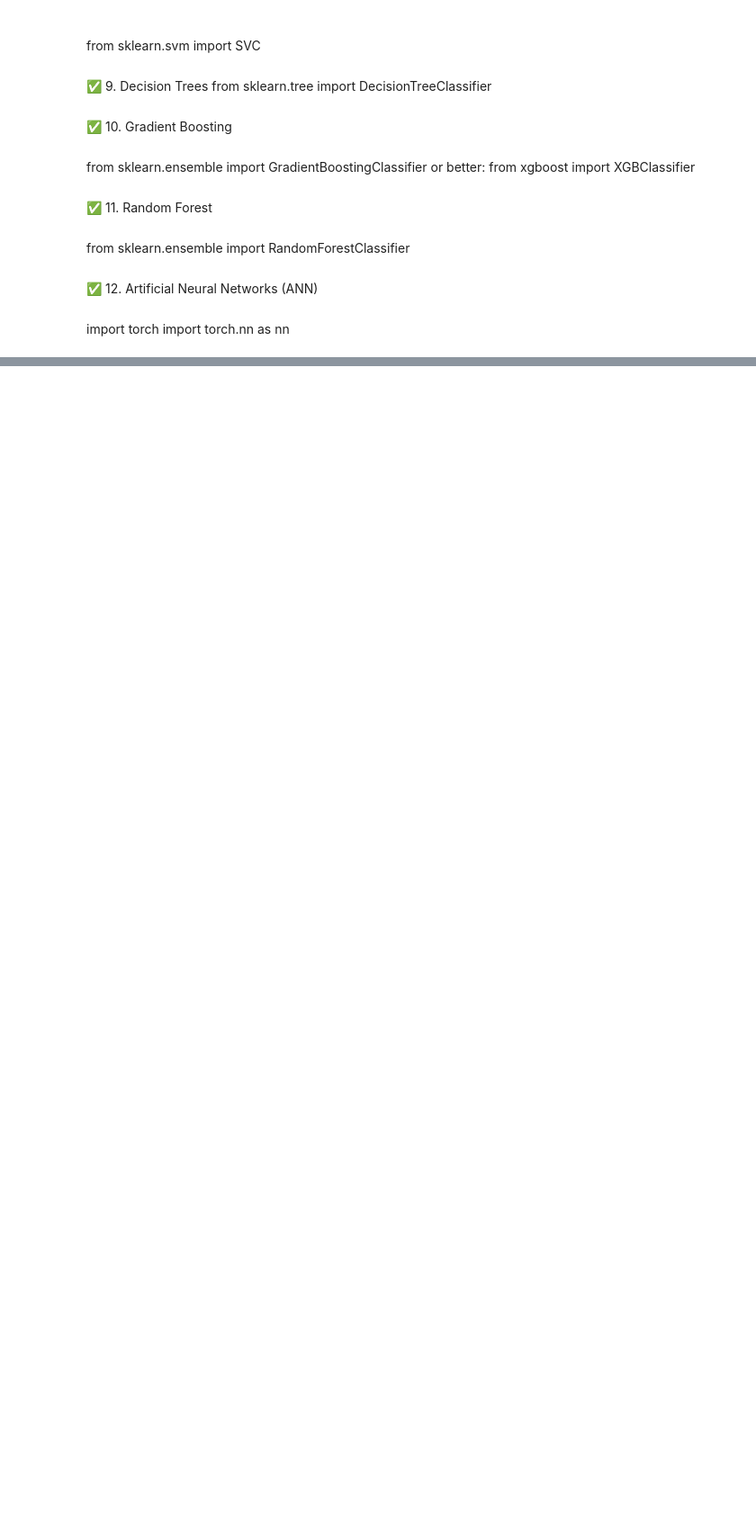
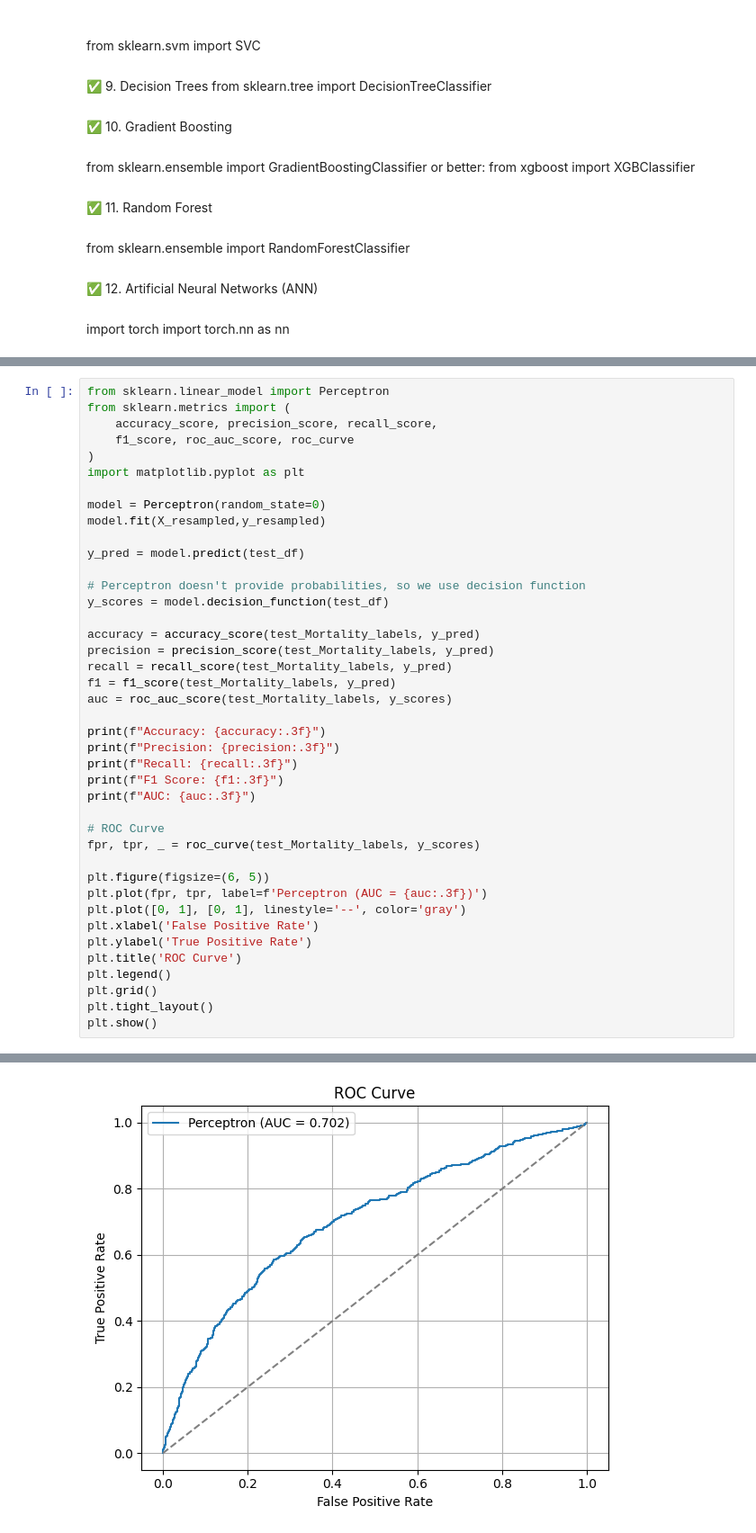
Before and after one commit to alyelaswad/ICU-Risk-Predictor, a Jupyter notebook: src/testing.ipynb, the cells around one changed output, grey strips where cells are left out. Shown at 90% size. Drawn from its saved outputs; the diff is of its cells as text; blank space fills up the shorter version.

Commit message:
tested 6 new models

```diff
--- a/src/testing.ipynb
+++ b/src/testing.ipynb
@@ -332,0 +380,42 @@ import torch.nn as nn
+# %%
+from sklearn.linear_model import Perceptron
+from sklearn.metrics import (
+    accuracy_score, precision_score, recall_score,
+    f1_score, roc_auc_score, roc_curve
+)
+import matplotlib.pyplot as plt
+
+model = Perceptron(random_state=0)
+model.fit(X_resampled,y_resampled)
+
+y_pred = model.predict(test_df)
+
+# Perceptron doesn't provide probabilities, so we use decision function
+y_scores = model.decision_function(test_df)
+
+accuracy = accuracy_score(test_Mortality_labels, y_pred)
+precision = precision_score(test_Mortality_labels, y_pred)
+recall = recall_score(test_Mortality_labels, y_pred)
+f1 = f1_score(test_Mortality_labels, y_pred)
+auc = roc_auc_score(test_Mortality_labels, y_scores)
+
+print(f"Accuracy: {accuracy:.3f}")
+print(f"Precision: {precision:.3f}")
+print(f"Recall: {recall:.3f}")
+print(f"F1 Score: {f1:.3f}")
+print(f"AUC: {auc:.3f}")
+
+# ROC Curve
+fpr, tpr, _ = roc_curve(test_Mortality_labels, y_scores)
+
+plt.figure(figsize=(6, 5))
+plt.plot(fpr, tpr, label=f'Perceptron (AUC = {auc:.3f})')
+plt.plot([0, 1], [0, 1], linestyle='--', color='gray')
+plt.xlabel('False Positive Rate')
+plt.ylabel('True Positive Rate')
+plt.title('ROC Curve')
+plt.legend()
+plt.grid()
+plt.tight_layout()
+plt.show()
+# %% [output]
@@ -332,0 +427 @@ import torch.nn as nn
+[figure, added]
```
Also changed, not shown: parts of 17 cells of this notebook.
